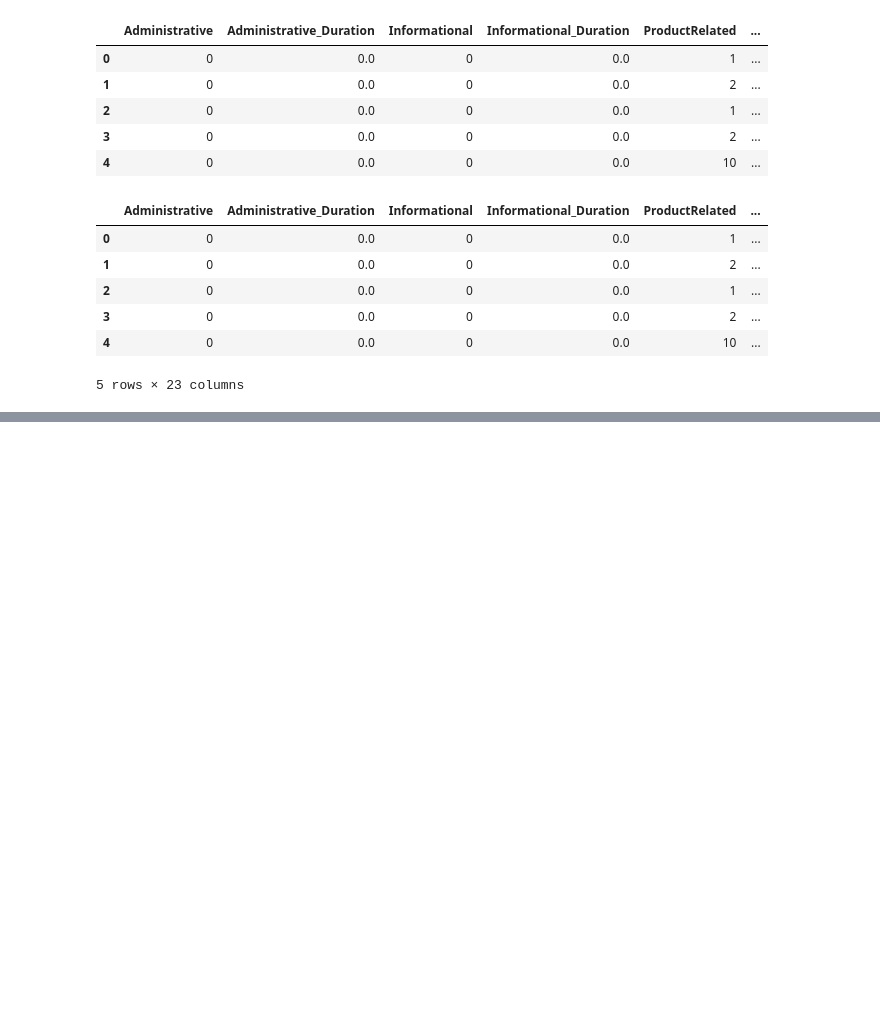
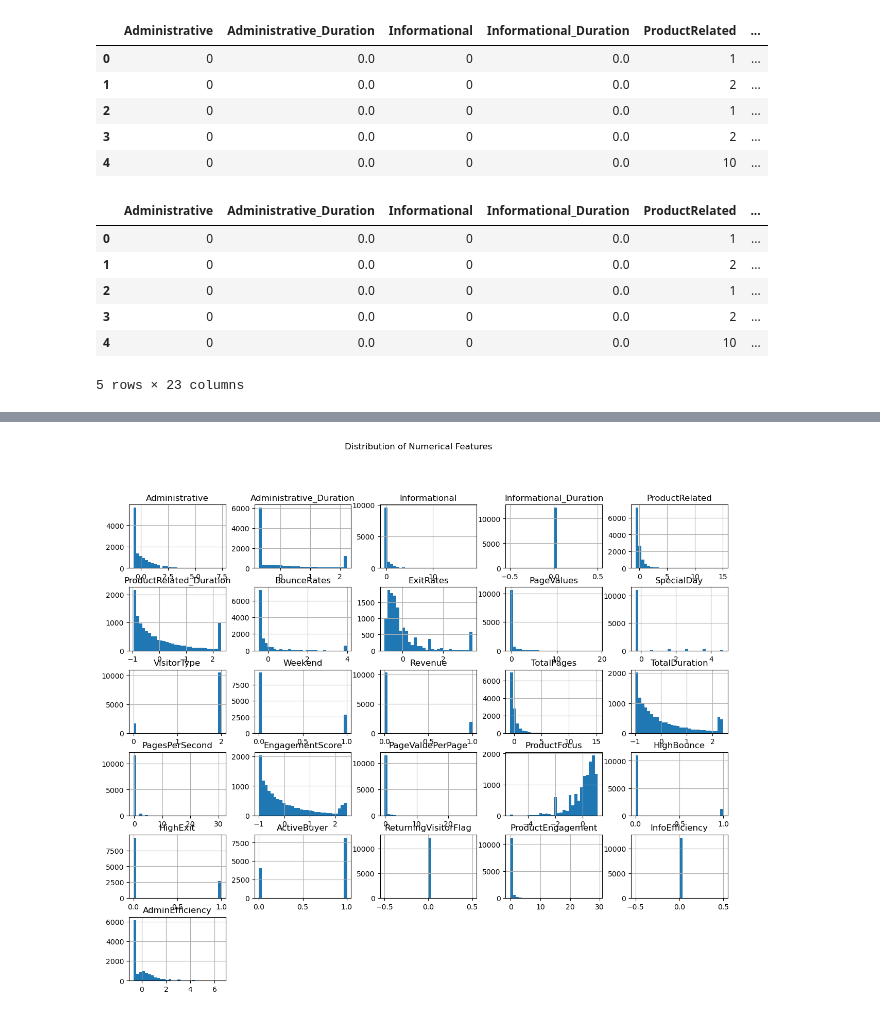
Before and after one commit to Sahil88820/Online-Shopper-Buy-or-Bail, a Jupyter notebook: notebooks/01_exploratory_data_analysis.ipynb, the cells around one changed output, grey strips where cells are left out. Drawn from its saved outputs; the diff is of its cells as text; code cells hidden in the pictures; blank space fills up the shorter version.

```diff
--- a/notebooks/01_exploratory_data_analysis.ipynb
+++ b/notebooks/01_exploratory_data_analysis.ipynb
@@ -214,0 +291,7 @@ df.head()
+# %%
+num_cols = df.select_dtypes(include=['float64', 'int64']).columns
+df[num_cols].hist(figsize=(15, 12), bins=30)
+plt.suptitle("Distribution of Numerical Features")
+plt.show()
+# %% [output]
+[figure, added]
```
Also changed, not shown: parts of 11 cells of this notebook.
